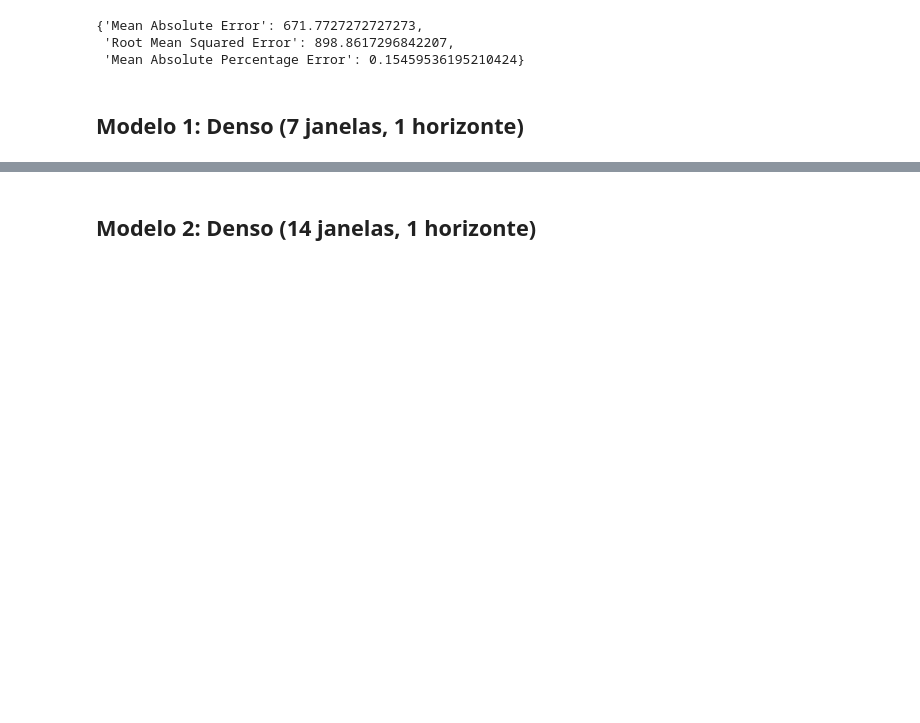
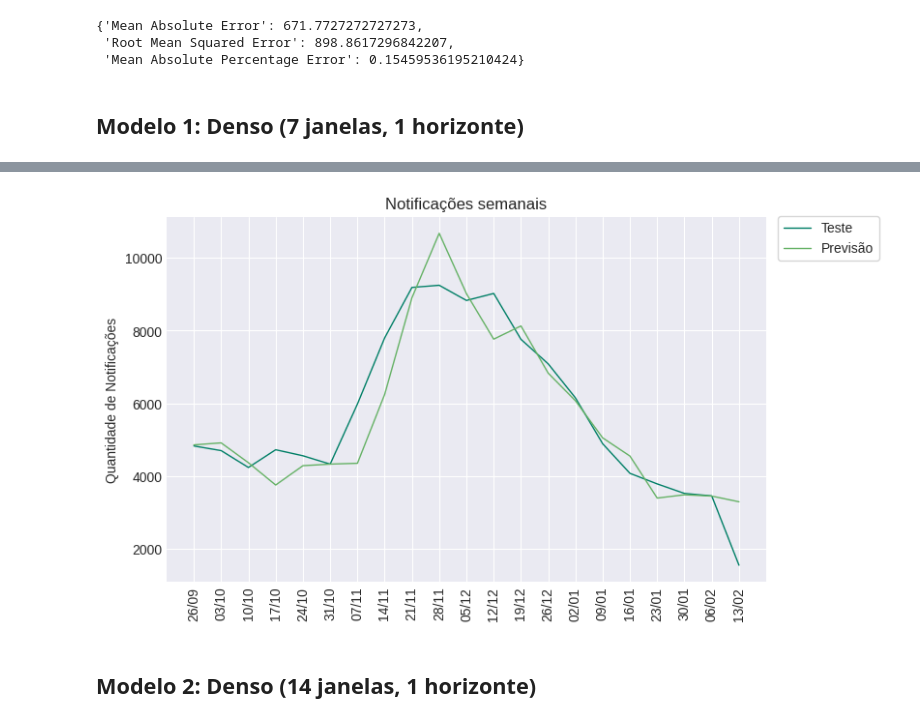
Before and after one commit to flohmannjr/PJI410, a Jupyter notebook: PJI410_projeções_de_notificações.ipynb, the cells around one changed output, grey strips where cells are left out. Drawn from its saved outputs; the diff is of its cells as text; code cells hidden in the pictures; blank space fills up the shorter version.

```diff
--- a/PJI410_projeções_de_notificações.ipynb
+++ b/PJI410_projeções_de_notificações.ipynb
@@ -179,6 +186,8 @@ Wall time: 39.3 s
 # %%
-# grafico_series(X_teste=X_test[-len(janelas_teste):], y_teste=horizontes_teste[:, -1],
-#                X_previsao=X_test[-len(janelas_teste):], y_previsao=previsoes[:, -1])
+grafico_series(X_teste=X_test[-len(janelas_teste):], y_teste=horizontes_teste[:, -1],
+               X_previsao=X_test[-len(janelas_teste):], y_previsao=previsoes[:, -1])
+# %% [output]
+[figure, added]
 # %% [markdown]
 ## Modelo 2: Denso (14 janelas, 1 horizonte)
 # %%
```
Also changed, not shown: parts of 24 cells of this notebook.
